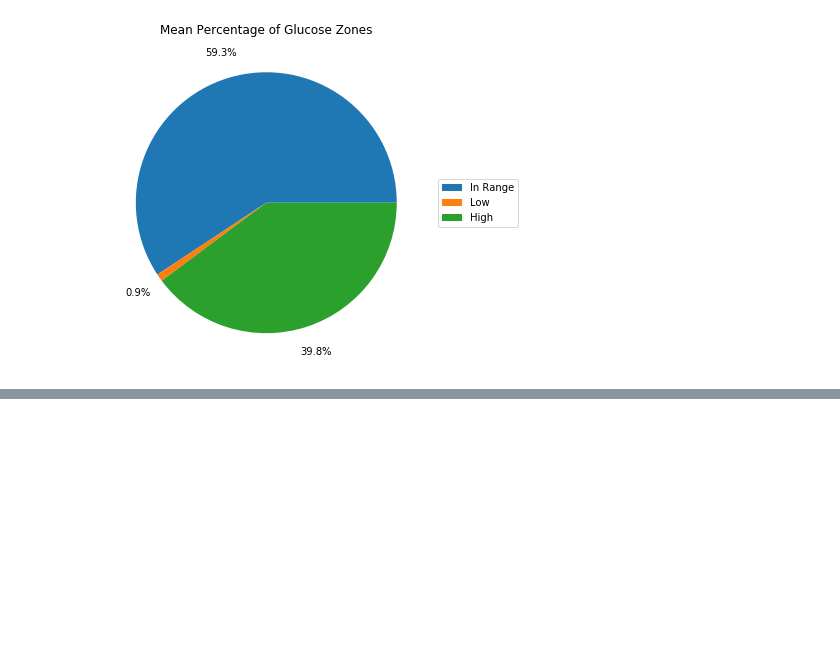
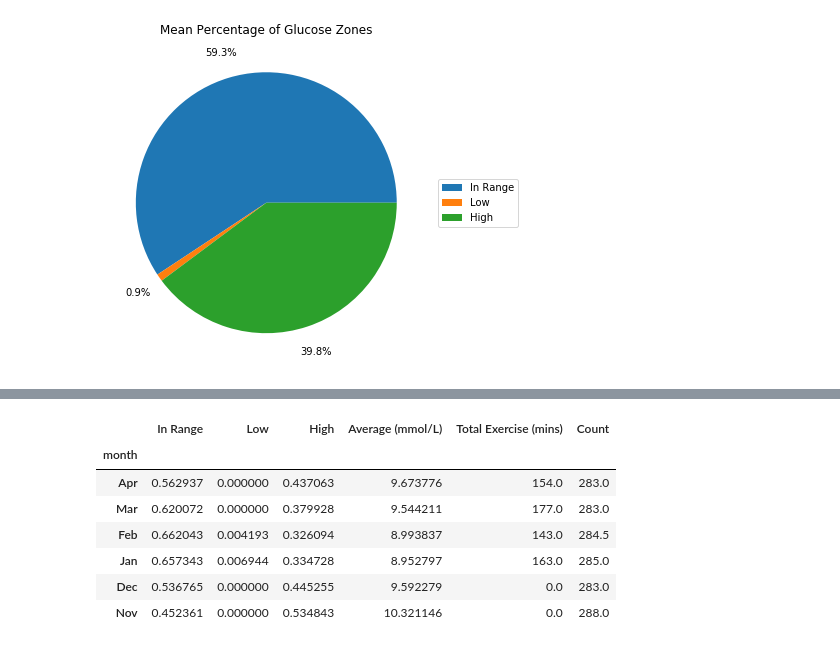
Before and after one commit to nico-palmar/glucose_data_exploration, a Jupyter notebook: initial_exploration.ipynb, the cells around one changed output, grey strips where cells are left out. Drawn from its saved outputs; the diff is of its cells as text; code cells hidden in the pictures; blank space fills up the shorter version.

```diff
--- a/initial_exploration.ipynb
+++ b/initial_exploration.ipynb
@@ -170,0 +210,11 @@ plt.legend(labels=labels, loc='center left', bbox_to_anchor=(1.01, 0.5))
+# %%
+median_stats_by_month
+# %% [output]
+|  | In Range | Low | High | Average (mmol/L) | Total Exercise (mins) | Count |
+| month |  |  |  |  |  |  |
+| Apr | 0.562937 | 0.000000 | 0.437063 | 9.673776 | 154.0 | 283.0 |
+| Mar | 0.620072 | 0.000000 | 0.379928 | 9.544211 | 177.0 | 283.0 |
+| Feb | 0.662043 | 0.004193 | 0.326094 | 8.993837 | 143.0 | 284.5 |
+| Jan | 0.657343 | 0.006944 | 0.334728 | 8.952797 | 163.0 | 285.0 |
+| Dec | 0.536765 | 0.000000 | 0.445255 | 9.592279 | 0.0 | 283.0 |
+| Nov | 0.452361 | 0.000000 | 0.534843 | 10.321146 | 0.0 | 288.0 |
```
Also changed, not shown: parts of 10 cells of this notebook, 1 other file.
